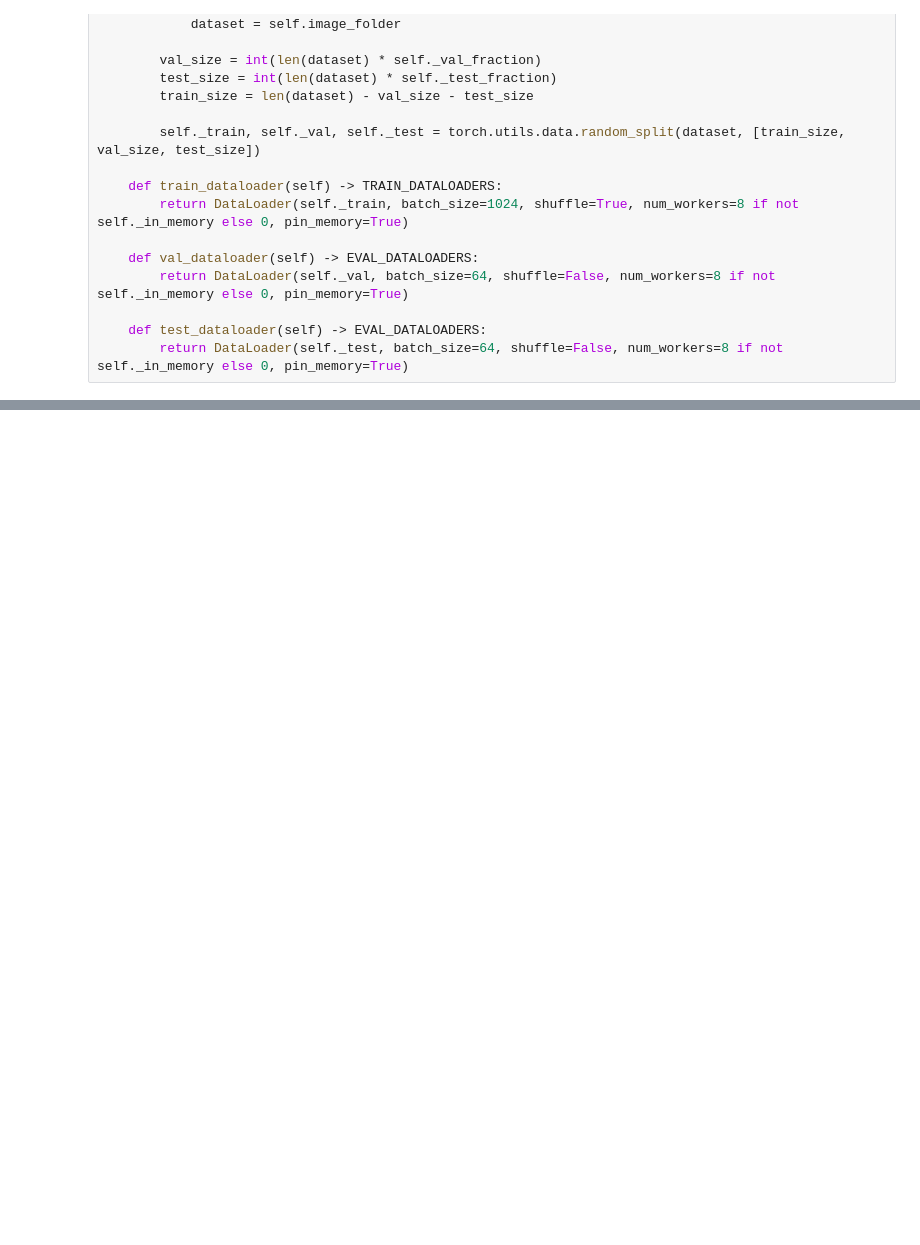
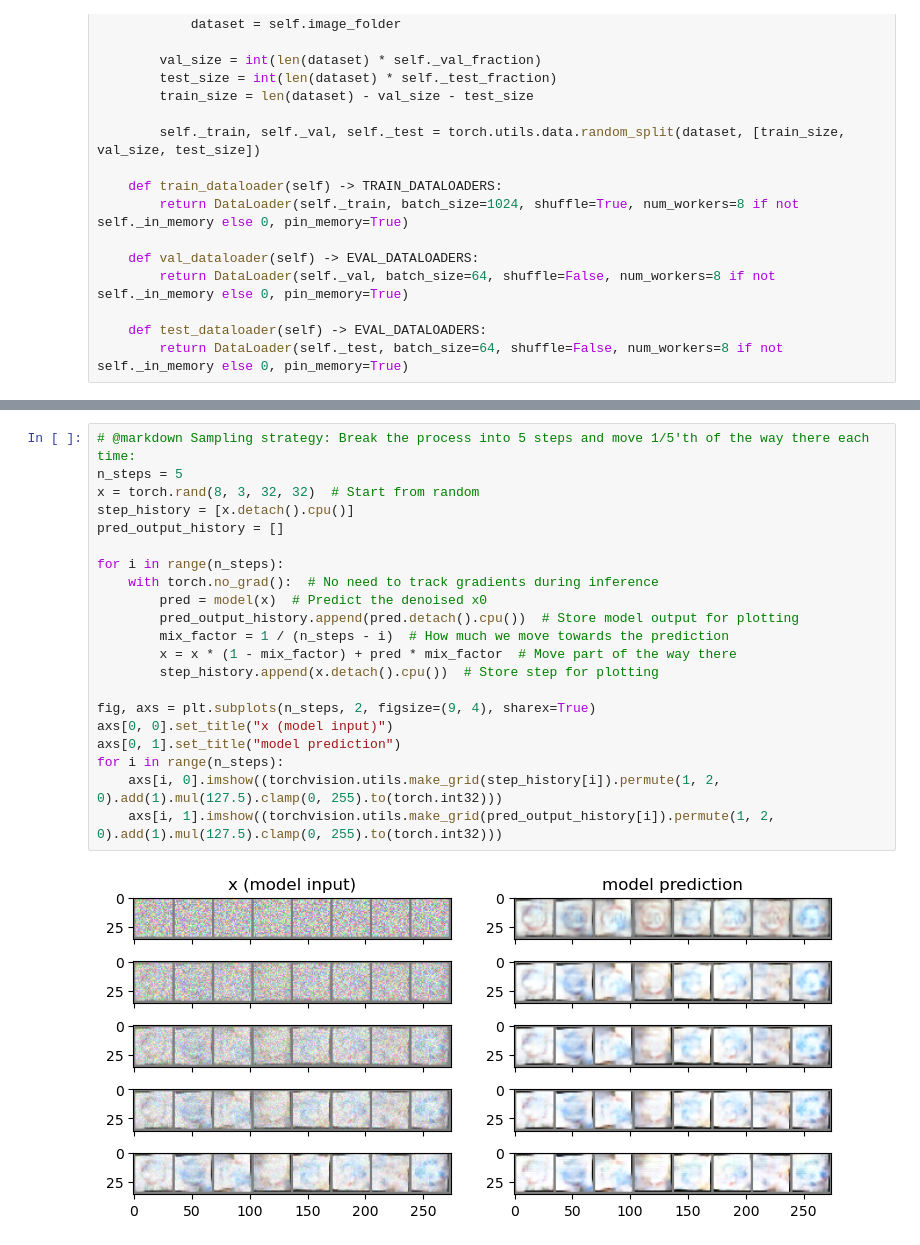
Before and after one commit to SNURTEL/24l-ssne, a Jupyter notebook: proj4/piatek_owienko_schafer_miniproject4.ipynb, the cells around one changed output, grey strips where cells are left out. Cells and saved outputs as stored; diff of their text form; blank space fills up the shorter version.

Commit message:
Woah, we're halfway there

```diff
--- a/proj4/piatek_owienko_schafer_miniproject4.ipynb
+++ b/proj4/piatek_owienko_schafer_miniproject4.ipynb
@@ -203,0 +360,23 @@ Clipping input data to the valid range for imshow with RGB data ([0..1] for floa
+# %%
+# @markdown Sampling strategy: Break the process into 5 steps and move 1/5'th of the way there each time:
+n_steps = 5
+x = torch.rand(8, 3, 32, 32)  # Start from random
+step_history = [x.detach().cpu()]
+pred_output_history = []
+
+for i in range(n_steps):
+    with torch.no_grad():  # No need to track gradients during inference
+        pred = model(x)  # Predict the denoised x0
+        pred_output_history.append(pred.detach().cpu())  # Store model output for plotting
+        mix_factor = 1 / (n_steps - i)  # How much we move towards the prediction
+        x = x * (1 - mix_factor) + pred * mix_factor  # Move part of the way there
+        step_history.append(x.detach().cpu())  # Store step for plotting
+
+fig, axs = plt.subplots(n_steps, 2, figsize=(9, 4), sharex=True)
+axs[0, 0].set_title("x (model input)")
+axs[0, 1].set_title("model prediction")
+for i in range(n_steps):
+    axs[i, 0].imshow((torchvision.utils.make_grid(step_history[i]).permute(1, 2, 0).add(1).mul(127.5).clamp(0, 255).to(torch.int32)))
+    axs[i, 1].imshow((torchvision.utils.make_grid(pred_output_history[i]).permute(1, 2, 0).add(1).mul(127.5).clamp(0, 255).to(torch.int32)))
+# %% [output]
+[figure, added]
```
Also changed, not shown: parts of 10 cells of this notebook, 1 other file.
